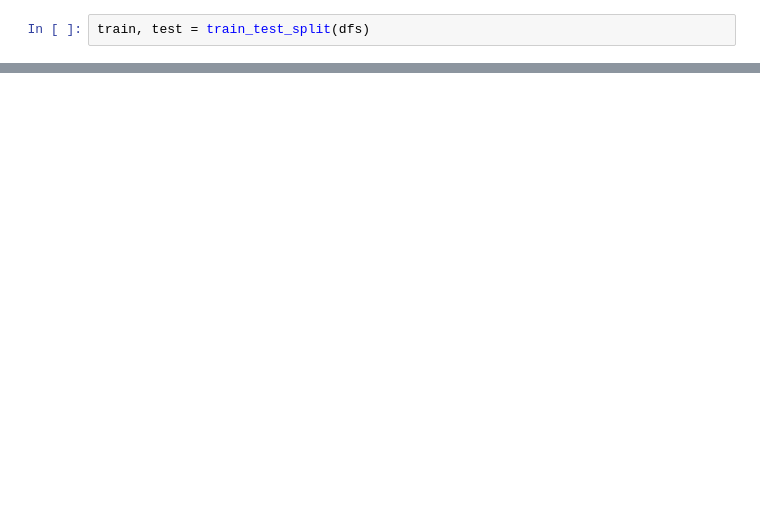
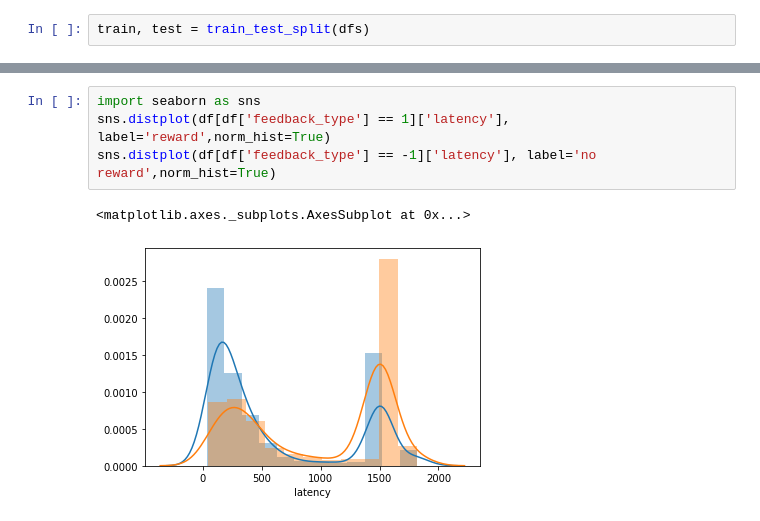
Before and after one commit to jordanlei/neuromatch-project, a Jupyter notebook: histogram_generator.ipynb, the cells around one changed output, grey strips where cells are left out. Saved outputs shown, nothing was run; the diff lists cells and outputs as text; blank space fills up the shorter version.

```diff
--- a/histogram_generator.ipynb
+++ b/histogram_generator.ipynb
@@ -30 +50,8 @@ df = train
+# %%
+import seaborn as sns
+sns.distplot(df[df['feedback_type'] == 1]['latency'], label='reward',norm_hist=True)
+sns.distplot(df[df['feedback_type'] == -1]['latency'], label='no reward',norm_hist=True)
+# %% [output]
+<matplotlib.axes._subplots.AxesSubplot at 0x...>
+[figure, added]
 # %%
```
Also changed, not shown: parts of 9 cells of this notebook.
